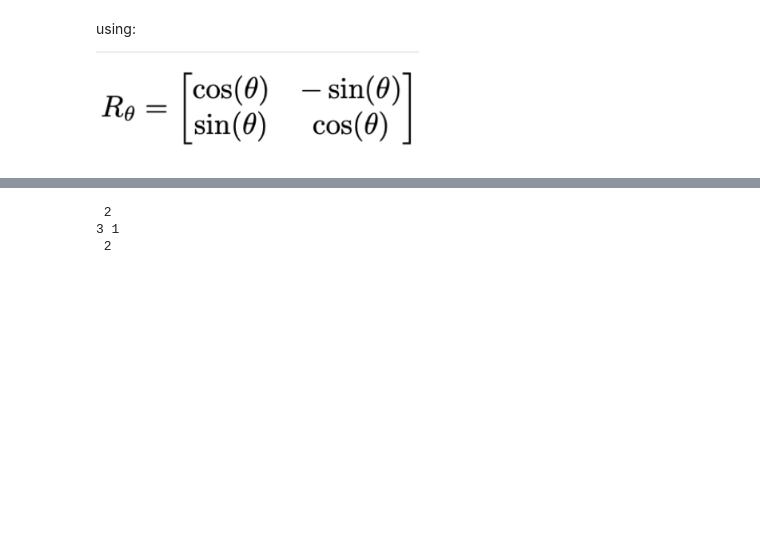
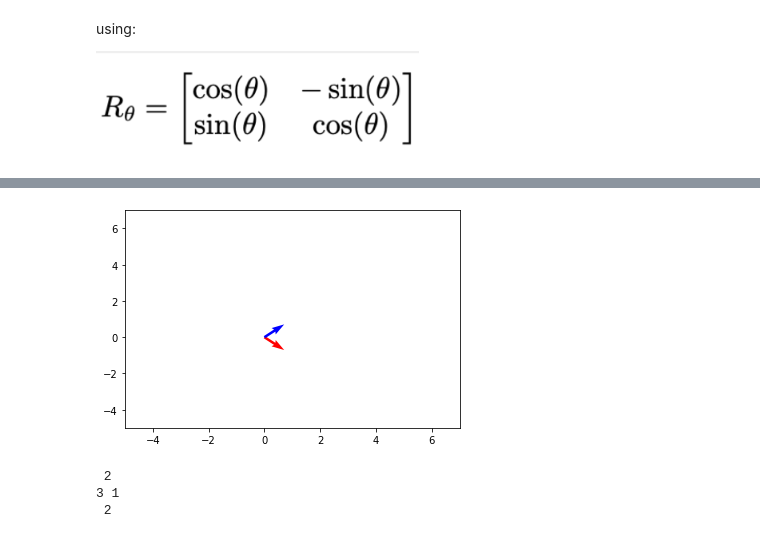
Before and after one commit to Tureczek/Jupyter_notebook_Data_Science, a Jupyter notebook: Assignments/Assignment 4- Implementation of Matrices.ipynb, the cells around one changed output, grey strips where cells are left out. Saved outputs shown, nothing was run; the diff lists cells and outputs as text; code cells hidden in the pictures; blank space fills up the shorter version.

```diff
--- a/Assignments/Assignment 4- Implementation of Matrices.ipynb
+++ b/Assignments/Assignment 4- Implementation of Matrices.ipynb
@@ -332,0 +344,5 @@ def rotMatrix(degree, x, y):
+# %%
+temp = rotMatrix(45)
+
+
+temp
@@ -333,3 +364,10 @@ def rotMatrix(degree, x, y):
+# %%
+x = plt.quiver([0, 0], [0, 0], temp[:,0], temp[:,1], angles='xy', scale_units='xy', color=['r','b'], scale=1)
+plt.xlim(-5, 7)
+plt.ylim(-5, 7)
+plt.show()
+# %% [output]
+[figure, added]
 # %%
 def matrix1(n, m, li):
 
```
Also changed, not shown: parts of 6 cells of this notebook.
